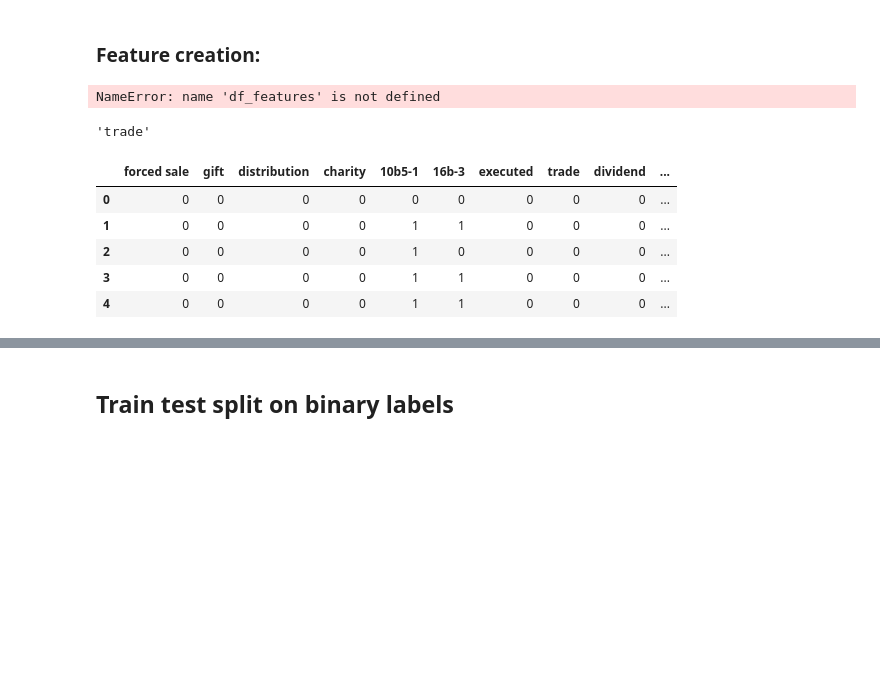
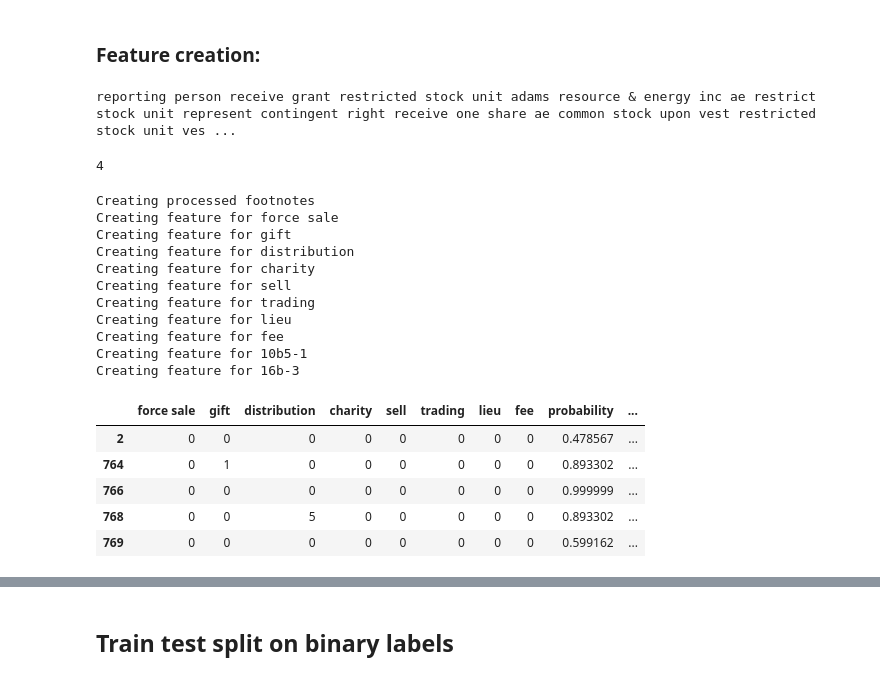
Before and after one commit to Blimperoo/DSA4263-Final-Insider-Trading, a Jupyter notebook: src/eda/footnotes_analysis.ipynb, the cells around one changed output, grey strips where cells are left out. Cells and saved outputs as stored; diff of their text form; code cells hidden in the pictures; blank space fills up the shorter version.

```diff
--- a/src/eda/footnotes_analysis.ipynb
+++ b/src/eda/footnotes_analysis.ipynb
@@ -326,29 +307,0 @@ def count_lemmatized(row, string):
-# %%
-df_features
-# %% [output]
-NameError: name 'df_features' is not defined
-# %%
-WordNetLemmatizer().lemmatize("trading", pos=wordnet.VERB)
-# %% [output]
-'trade'
-# %%
-text_list = ["forced sale", "gift", "distribution", "charity", "10b5-1", "16b-3"]
-text_from_keywords = ["sell", "trading", "lieu", "fee"]
-text_list.extend(text_from_keywords)
-df_features = df_footnote_labels.copy()
-
-for t in text_list:
-    df_features[t] = df_features["FOOTNOTE_TXT"].apply(lambda row: count_lemmatized(row, t))
-
-    # np.where(df_features["FOOTNOTE_TXT"].str.count(t), 1, 0)
-
-text_list = text_list + ["anomaly_120", "label"]
-df_features = df_features[text_list]
-df_features.head()
-# %% [output]
-|  | forced sale | gift | distribution | charity | 10b5-1 | 16b-3 | executed | trade | dividend | ... |
-| 0 | 0 | 0 | 0 | 0 | 0 | 0 | 0 | 0 | 0 | ... |
-| 1 | 0 | 0 | 0 | 0 | 1 | 1 | 0 | 0 | 0 | ... |
-| 2 | 0 | 0 | 0 | 0 | 1 | 0 | 0 | 0 | 0 | ... |
-| 3 | 0 | 0 | 0 | 0 | 1 | 1 | 0 | 0 | 0 | ... |
-| 4 | 0 | 0 | 0 | 0 | 1 | 1 | 0 | 0 | 0 | ... |
@@ -355,3 +314,54 @@ df_features.head()
+# %%
+count_lemmatized("The reporting person received a grant of 375 restricted stock units of Adams Resources & Energy, \
+                 Inc. (AE) on June 29, 2018.  Each restricted stock unit represents a contingent right to receive one\
+                 share of AE common stock upon vesting. The restricted stock units will vest (i.e., the restrictions will lapse)\
+                 on May 8, 2019, provided the reporting person remains in continuing active service on the vesting date (subject to accelerated vesting in some circumstances).",
+                 "restricted")
+# %% [output]
+reporting person receive grant restricted stock unit adams resource & energy inc ae restrict stock unit represent contingent right receive one share ae common stock upon vest restricted stock unit ves ...
+4
+# %%
+## Items to check
+text_list = ["force sale", "gift", "distribution", "charity"] # From research paper
+text_from_keywords = ["sell", "trading", "lieu", "fee"] # From TF-IDF
+text_code = ["10b5-1", "16b-3"] # Trading codes from research paper
+
+text_list.extend(text_from_keywords)
+df_features = df_footnote_labels.copy()
+
+print("Creating processed footnotes")
+df_features["processed"] = df_features["FOOTNOTE_TXT"].apply(lambda row: preprocess_text(row))
+
+for text in text_list:
+    print(f"Creating feature for {text}")
+    df_features[text] = df_features["processed"].str.count(preprocess_text(text))
+
+for code in text_code:
+    print(f"Creating feature for {code}")
+    df_features[code] = df_features["FOOTNOTE_TXT"].str.count(code)
+
+
+text_list = text_list + ["probability", "prediction"]
+df_features = df_features[text_list + text_code]
+df_features.head()
+# %% [output]
+Creating processed footnotes
+Creating feature for force sale
+Creating feature for gift
+Creating feature for distribution
+Creating feature for charity
+Creating feature for sell
+Creating feature for trading
+Creating feature for lieu
+Creating feature for fee
+Creating feature for 10b5-1
+Creating feature for 16b-3
+|  | force sale | gift | distribution | charity | sell | trading | lieu | fee | probability | ... |
+| 2 | 0 | 0 | 0 | 0 | 0 | 0 | 0 | 0 | 0.478567 | ... |
+| 764 | 0 | 1 | 0 | 0 | 0 | 0 | 0 | 0 | 0.893302 | ... |
+| 766 | 0 | 0 | 0 | 0 | 0 | 0 | 0 | 0 | 0.999999 | ... |
+| 768 | 0 | 0 | 5 | 0 | 0 | 0 | 0 | 0 | 0.893302 | ... |
+| 769 | 0 | 0 | 0 | 0 | 0 | 0 | 0 | 0 | 0.599162 | ... |
 # %%
 df_features.to_csv("word_count.csv")
 # %%
```
Also changed, not shown: parts of 53 cells of this notebook.
